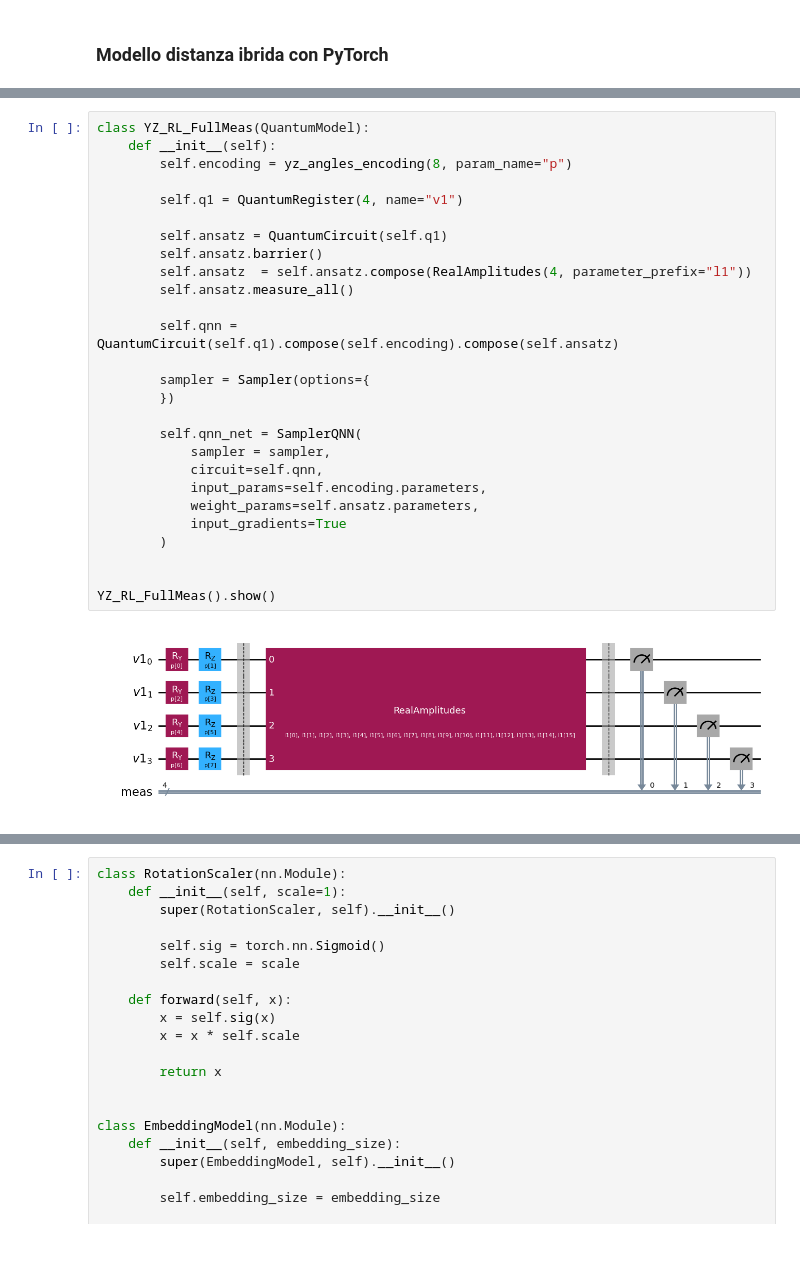
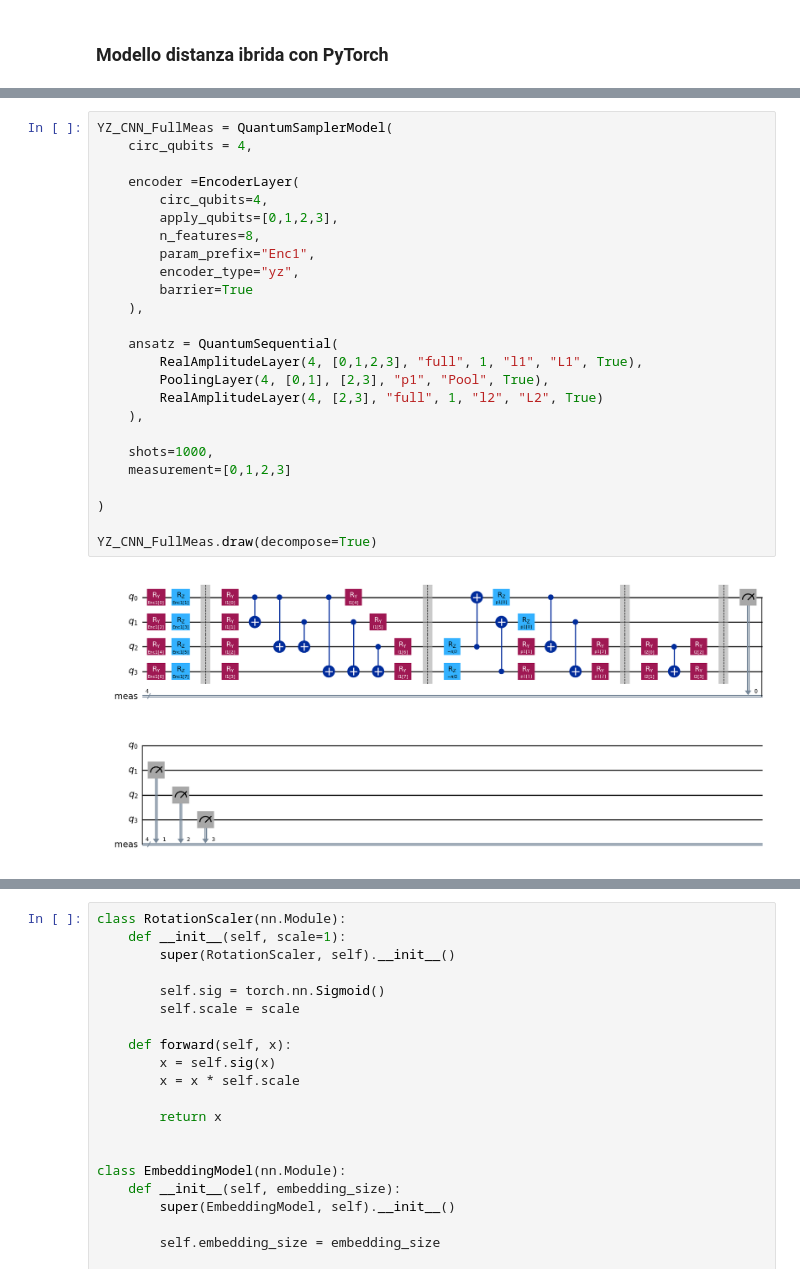
Before and after one commit to holderekt/triqlet, a Jupyter notebook: QuantumTripletLossSwap.ipynb, the cells around one changed output, grey strips where cells are left out. Drawn from its saved outputs; the diff is of its cells as text; blank space fills up the shorter version.

```diff
--- a/QuantumTripletLossSwap.ipynb
+++ b/QuantumTripletLossSwap.ipynb
@@ -471,29 +223,27 @@ ZZ_Swap().show()
-# %%
-class YZ_RL_FullMeas(QuantumModel):
-    def __init__(self):
-        self.encoding = yz_angles_encoding(8, param_name="p")
-
-        self.q1 = QuantumRegister(4, name="v1")
-
-        self.ansatz = QuantumCircuit(self.q1)
-        self.ansatz.barrier()
-        self.ansatz  = self.ansatz.compose(RealAmplitudes(4, parameter_prefix="l1"))
-        self.ansatz.measure_all()
-
-        self.qnn = QuantumCircuit(self.q1).compose(self.encoding).compose(self.ansatz)
-
-        sampler = Sampler(options={
-        })
-
-        self.qnn_net = SamplerQNN(
-            sampler = sampler,
-            circuit=self.qnn,
-            input_params=self.encoding.parameters,
-            weight_params=self.ansatz.parameters,
-            input_gradients=True
-        )
-
-
-YZ_RL_FullMeas().show()
-# %% [output]
-[figure, removed]
+# %%
+YZ_CNN_FullMeas = QuantumSamplerModel(
+    circ_qubits = 4,
+
+    encoder =EncoderLayer(
+        circ_qubits=4,
+        apply_qubits=[0,1,2,3],
+        n_features=8,
+        param_prefix="Enc1",
+        encoder_type="yz",
+        barrier=True
+    ),
+
+    ansatz = QuantumSequential(
+        RealAmplitudeLayer(4, [0,1,2,3], "full", 1, "l1", "L1", True),
+        PoolingLayer(4, [0,1], [2,3], "p1", "Pool", True),
+        RealAmplitudeLayer(4, [2,3], "full", 1, "l2", "L2", True)
+    ),
+
+    shots=1000,
+    measurement=[0,1,2,3]
+
+)
+
+YZ_CNN_FullMeas.draw(decompose=True)
+# %% [output]
+[figure, added]
```
Also changed, not shown: parts of 14 cells of this notebook, 8 other files.
